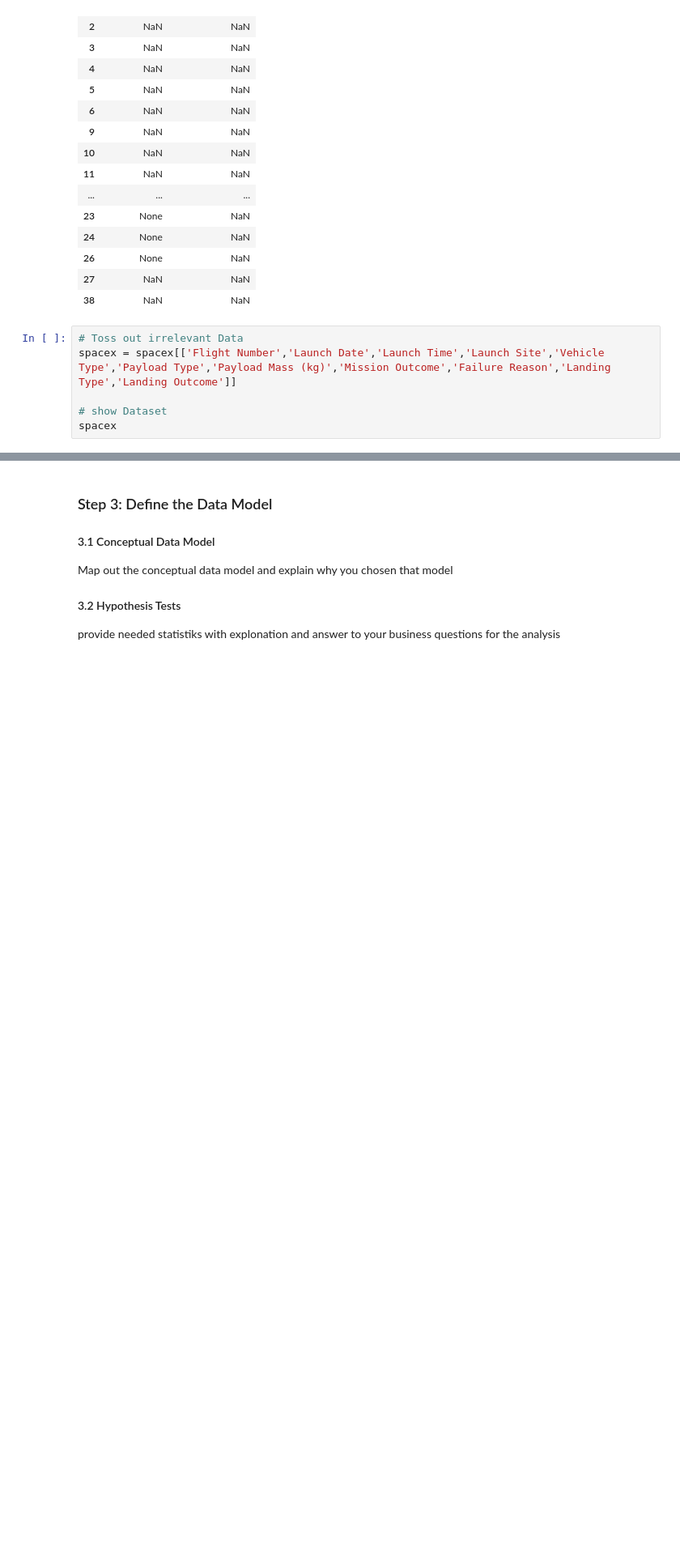
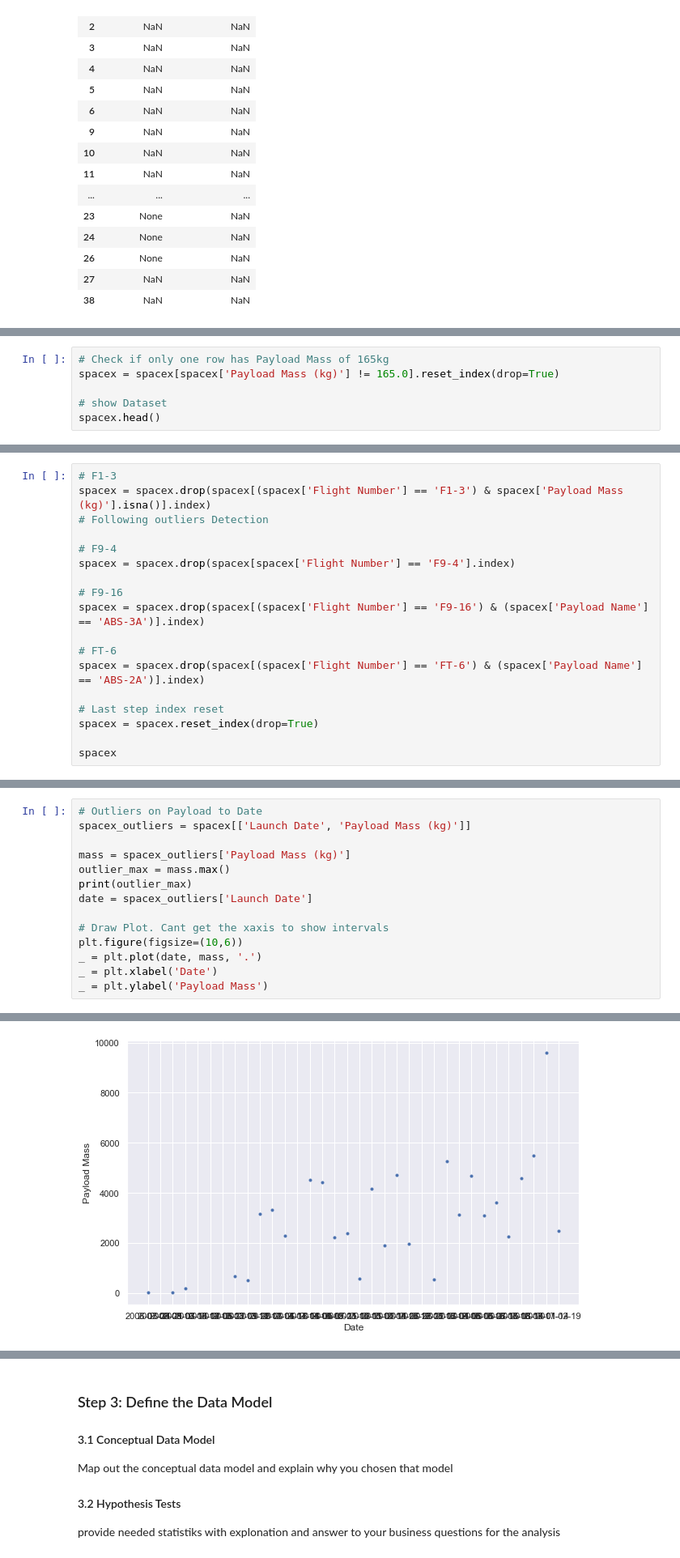
Before and after one commit to SurMux/ds, a Jupyter notebook: DataScience Project SpaceX Data.ipynb, the cells around one changed output, grey strips where cells are left out. Shown: that part at 81% size. Drawn from its saved outputs; the diff is of its cells as text; blank space fills up the shorter version.

```diff
--- a/DataScience Project SpaceX Data.ipynb
+++ b/DataScience Project SpaceX Data.ipynb
@@ -270,9 +208,3 @@ nan_spacex_landing
 | 26 | None | NaN |
 | 27 | NaN | NaN |
 | 38 | NaN | NaN |
-# %%
-# Toss out irrelevant Data
-spacex = spacex[['Flight Number','Launch Date','Launch Time','Launch Site','Vehicle Type','Payload Type','Payload Mass (kg)','Mission Outcome','Failure Reason','Landing Type','Landing Outcome']]
-
-# show Dataset
-spacex
@@ -296,0 +216,6 @@ spacex
+# %%
+# Check if only one row has Payload Mass of 165kg
+spacex = spacex[spacex['Payload Mass (kg)'] != 165.0].reset_index(drop=True)
+
+# show Dataset
+spacex.head()
@@ -296,0 +259,18 @@ spacex
+# %%
+# F1-3
+spacex = spacex.drop(spacex[(spacex['Flight Number'] == 'F1-3') & spacex['Payload Mass (kg)'].isna()].index)
+# Following outliers Detection
+
+# F9-4
+spacex = spacex.drop(spacex[spacex['Flight Number'] == 'F9-4'].index)
+
+# F9-16
+spacex = spacex.drop(spacex[(spacex['Flight Number'] == 'F9-16') & (spacex['Payload Name'] == 'ABS-3A')].index)
+
+# FT-6
+spacex = spacex.drop(spacex[(spacex['Flight Number'] == 'FT-6') & (spacex['Payload Name'] == 'ABS-2A')].index)
+
+# Last step index reset
+spacex = spacex.reset_index(drop=True)
+
+spacex
@@ -296,0 +295,15 @@ spacex
+# %%
+# Outliers on Payload to Date
+spacex_outliers = spacex[['Launch Date', 'Payload Mass (kg)']]
+
+mass = spacex_outliers['Payload Mass (kg)']
+outlier_max = mass.max()
+print(outlier_max)
+date = spacex_outliers['Launch Date']
+
+# Draw Plot. Cant get the xaxis to show intervals
+plt.figure(figsize=(10,6))
+_ = plt.plot(date, mass, '.')
+_ = plt.xlabel('Date')
+_ = plt.ylabel('Payload Mass')
+# %% [output]
@@ -296,0 +311 @@ spacex
+[figure, added]
```
Also changed, not shown: parts of 51 cells of this notebook.
